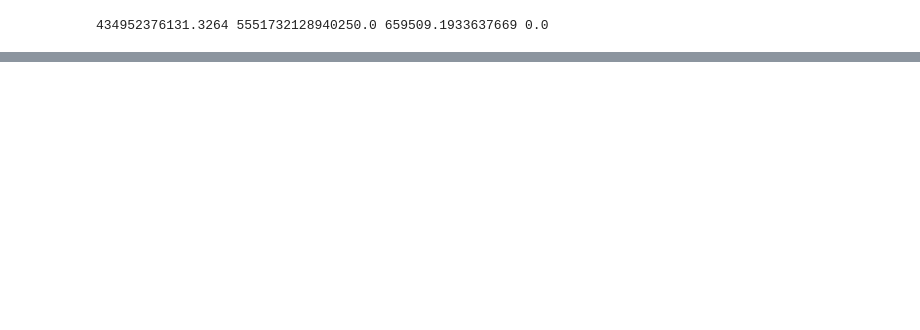
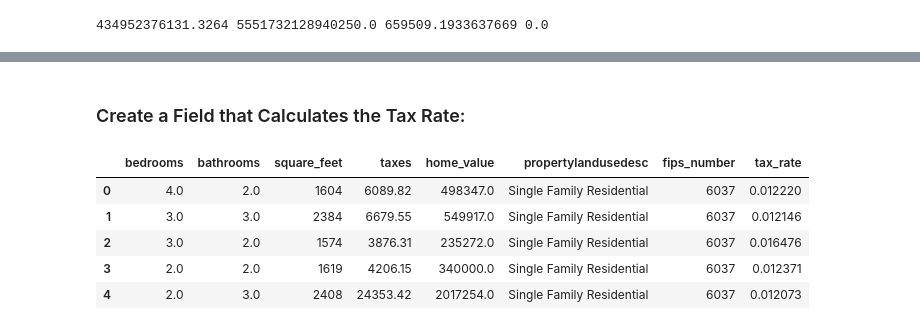
Before and after one commit to faithkane3/zillow_project, a Jupyter notebook: zillow_project_deliverable.ipynb, the cells around one changed output, grey strips where cells are left out. Drawn from its saved outputs; the diff is of its cells as text; code cells hidden in the pictures; blank space fills up the shorter version.

```diff
--- a/zillow_project_deliverable.ipynb
+++ b/zillow_project_deliverable.ipynb
@@ -105,0 +158,12 @@ print(MSE_1,SSE_1,RMSE_1,r2_1)
+# %% [markdown]
+### Create a Field that Calculates the Tax Rate:
+# %%
+df["tax_rate"] = df["taxes"] / df["home_value"]
+df.head()
+# %% [output]
+|  | bedrooms | bathrooms | square_feet | taxes | home_value | propertylandusedesc | fips_number | tax_rate |
+| 0 | 4.0 | 2.0 | 1604 | 6089.82 | 498347.0 | Single Family Residential | 6037 | 0.012220 |
+| 1 | 3.0 | 3.0 | 2384 | 6679.55 | 549917.0 | Single Family Residential | 6037 | 0.012146 |
+| 2 | 3.0 | 2.0 | 1574 | 3876.31 | 235272.0 | Single Family Residential | 6037 | 0.016476 |
+| 3 | 2.0 | 2.0 | 1619 | 4206.15 | 340000.0 | Single Family Residential | 6037 | 0.012371 |
+| 4 | 2.0 | 3.0 | 2408 | 24353.42 | 2017254.0 | Single Family Residential | 6037 | 0.012073 |
```
Also changed, not shown: parts of 21 cells of this notebook.
